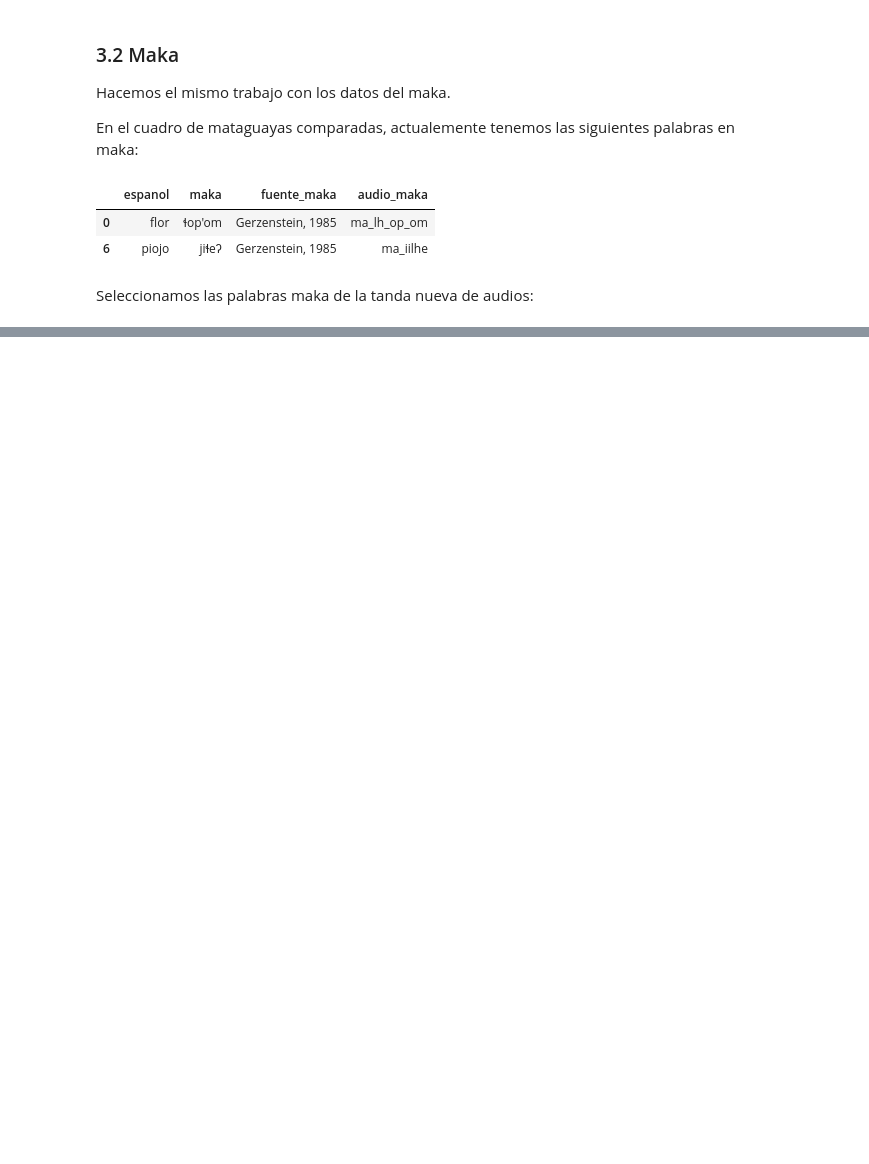
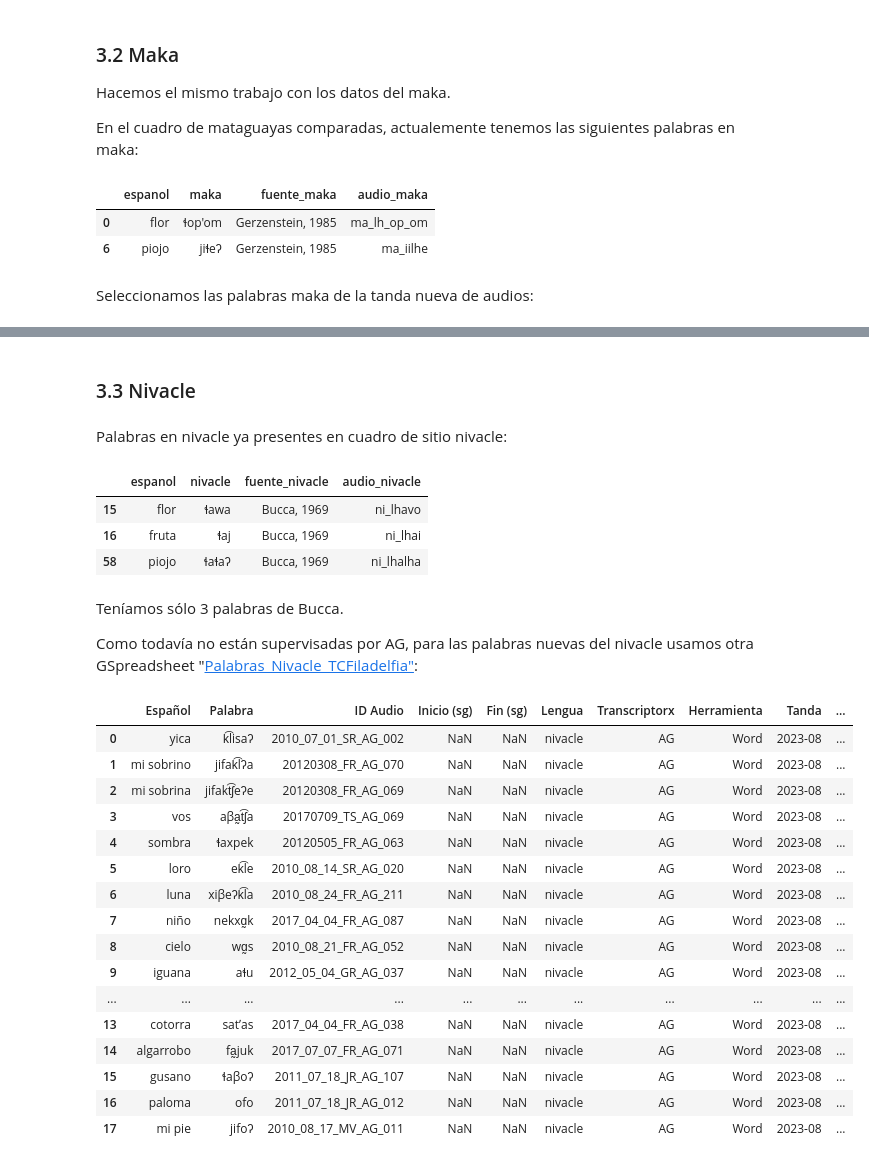
Before and after one commit to nidiah/PICT-2020, a Jupyter notebook: resultados-gh-2023-ago.ipynb, the cells around one changed output, grey strips where cells are left out. Saved outputs shown, nothing was run; the diff lists cells and outputs as text; code cells hidden in the pictures; blank space fills up the shorter version.

```diff
--- a/resultados-gh-2023-ago.ipynb
+++ b/resultados-gh-2023-ago.ipynb
@@ -529,0 +594,46 @@ merge_maka
+# %% [markdown]
+### 3.3 Nivacle
+# %% [markdown]
+Palabras en nivacle ya presentes en cuadro de sitio nivacle:
+# %%
+## Leemos csv de datos actuales en sitio github
+mataguayas_comp_audio = pd.read_csv(f"{ghdir}/mataguayas-comparadas-audio.csv")
+#mataguayas_comp_audio
+
+## Filtramos subconjunto nivacle
+mataguayas_comp_audio.dropna(subset=['nivacle'])[['espanol','nivacle', 'fuente_nivacle', 'audio_nivacle']]
+# %% [output]
+|  | espanol | nivacle | fuente_nivacle | audio_nivacle |
+| 15 | flor | ɬawa | Bucca, 1969 | ni_lhavo |
+| 16 | fruta | ɬaj | Bucca, 1969 | ni_lhai |
+| 58 | piojo | ɬaɬaʔ | Bucca, 1969 | ni_lhalha |
+# %% [markdown]
+Teníamos sólo 3 palabras de Bucca.
+
+Como todavía no están supervisadas por AG, para las palabras nuevas del nivacle usamos otra GSpreadsheet "[Palabras_Nivacle_TCFiladelfia"](https://docs.google.com/spreadsheets/d/1resasym4ZmqI7xytQknT8Veeh_1tBgOfOU_mwCQ2EVE/edit#gid=0):
+# %%
+## Leemos datos nuevos (subidos previamente a GDrive Palabras_Nivacle_TCFiladelfia)
+gsheet = "https://docs.google.com/spreadsheets/d/1resasym4ZmqI7xytQknT8Veeh_1tBgOfOU_mwCQ2EVE/export?gid=0&format=csv" ## CAICYT
+#gsheet = "palabras_en_comun_audios.csv" ## BELERIAND
+nivacle_select =  pd.read_csv(gsheet)
+## seleccionamos las filas con la info revisada por AG y NH
+nivacle_select = nivacle_select[:18]
+nivacle_select
+# %% [output]
+|  | Español | Palabra | ID Audio | Inicio (sg) | Fin (sg) | Lengua | Transcriptorx | Herramienta | Tanda | ... |
+| 0 | yica | k͡lisaʔ | 2010_07_01_SR_AG_002 | NaN | NaN | nivacle | AG | Word | 2023-08 | ... |
+| 1 | mi sobrino | jifak͡lʔa | 20120308_FR_AG_070 | NaN | NaN | nivacle | AG | Word | 2023-08 | ... |
+| 2 | mi sobrina | jifakt͡ʃeʔe | 20120308_FR_AG_069 | NaN | NaN | nivacle | AG | Word | 2023-08 | ... |
+| 3 | vos | aβa̰t͡ʃa | 20170709_TS_AG_069 | NaN | NaN | nivacle | AG | Word | 2023-08 | ... |
+| 4 | sombra | ɬaxpek | 20120505_FR_AG_063 | NaN | NaN | nivacle | AG | Word | 2023-08 | ... |
+| 5 | loro | ek͡le | 2010_08_14_SR_AG_020 | NaN | NaN | nivacle | AG | Word | 2023-08 | ... |
+| 6 | luna | xiβeʔk͡la | 2010_08_24_FR_AG_211 | NaN | NaN | nivacle | AG | Word | 2023-08 | ... |
+| 7 | niño | nekxɑ̰k | 2017_04_04_FR_AG_087 | NaN | NaN | nivacle | AG | Word | 2023-08 | ... |
+| 8 | cielo | wɑ̰s | 2010_08_21_FR_AG_052 | NaN | NaN | nivacle | AG | Word | 2023-08 | ... |
+| 9 | iguana | aɬu | 2012_05_04_GR_AG_037 | NaN | NaN | nivacle | AG | Word | 2023-08 | ... |
+| ... | ... | ... | ... | ... | ... | ... | ... | ... | ... | ... |
+| 13 | cotorra | satʼas | 2017_04_04_FR_AG_038 | NaN | NaN | nivacle | AG | Word | 2023-08 | ... |
+| 14 | algarrobo | fa̰juk | 2017_07_07_FR_AG_071 | NaN | NaN | nivacle | AG | Word | 2023-08 | ... |
+| 15 | gusano | ɬaβoʔ | 2011_07_18_JR_AG_107 | NaN | NaN | nivacle | AG | Word | 2023-08 | ... |
+| 16 | paloma | ofo | 2011_07_18_JR_AG_012 | NaN | NaN | nivacle | AG | Word | 2023-08 | ... |
+| 17 | mi pie | jifoʔ | 2010_08_17_MV_AG_011 | NaN | NaN | nivacle | AG | Word | 2023-08 | ... |
```
Also changed, not shown: parts of 49 cells of this notebook.
